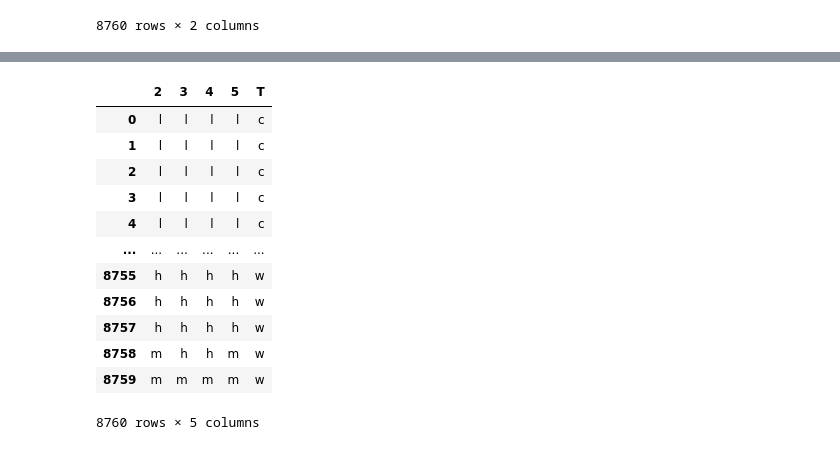
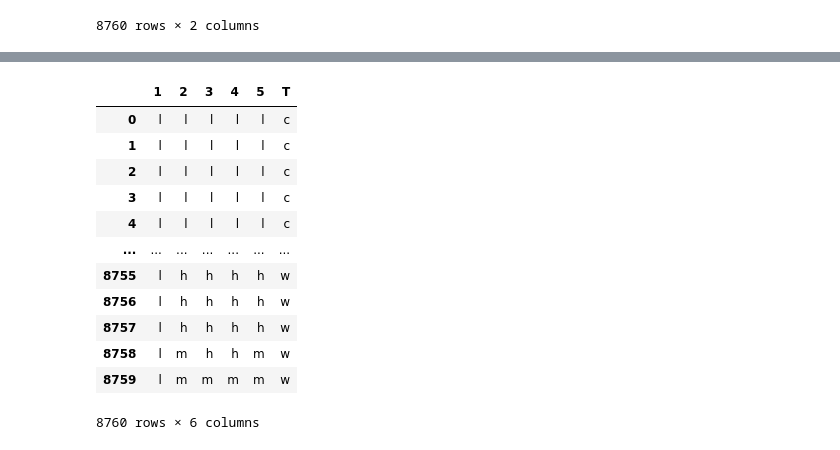
Before and after one commit to forloulhoucine/TER_Analyse-de-donnees-issues-dun-reseau-urbain, a Jupyter notebook: TER.ipynb, the cells around one changed output, grey strips where cells are left out. Cells and saved outputs as stored; diff of their text form; code cells hidden in the pictures.

```diff
--- a/TER.ipynb
+++ b/TER.ipynb
@@ -880,25 +880,25 @@ Successfully installed prince-0.7.1
 # %%
 u=pd.DataFrame()
 for i in range(1,537) :
  a=pd.cut(DC[i],bins=[0, 0.12, 0.22,1.1], include_lowest=True, labels=['l', 'm', 'h'])
  u[i]=a
-nu = u[u.columns[1:5]]
+nu = u[u.columns[0:5]]
 nu=nu.assign(T=TT['Temperature'])
 nu
 # %% [output]
-|  | 2 | 3 | 4 | 5 | T |
-| 0 | l | l | l | l | c |
-| 1 | l | l | l | l | c |
-| 2 | l | l | l | l | c |
-| 3 | l | l | l | l | c |
-| 4 | l | l | l | l | c |
-| ... | ... | ... | ... | ... | ... |
-| 8755 | h | h | h | h | w |
-| 8756 | h | h | h | h | w |
-| 8757 | h | h | h | h | w |
-| 8758 | m | h | h | m | w |
-| 8759 | m | m | m | m | w |
+|  | 1 | 2 | 3 | 4 | 5 | T |
+| 0 | l | l | l | l | l | c |
+| 1 | l | l | l | l | l | c |
+| 2 | l | l | l | l | l | c |
+| 3 | l | l | l | l | l | c |
+| 4 | l | l | l | l | l | c |
+| ... | ... | ... | ... | ... | ... | ... |
+| 8755 | l | h | h | h | h | w |
+| 8756 | l | h | h | h | h | w |
+| 8757 | l | h | h | h | h | w |
+| 8758 | l | m | h | h | m | w |
+| 8759 | l | m | m | m | m | w |
-8760 rows × 5 columns
+8760 rows × 6 columns
 # %%
 import prince
 mca = prince.MCA(
```
Also changed, not shown: parts of 1 cell of this notebook.
